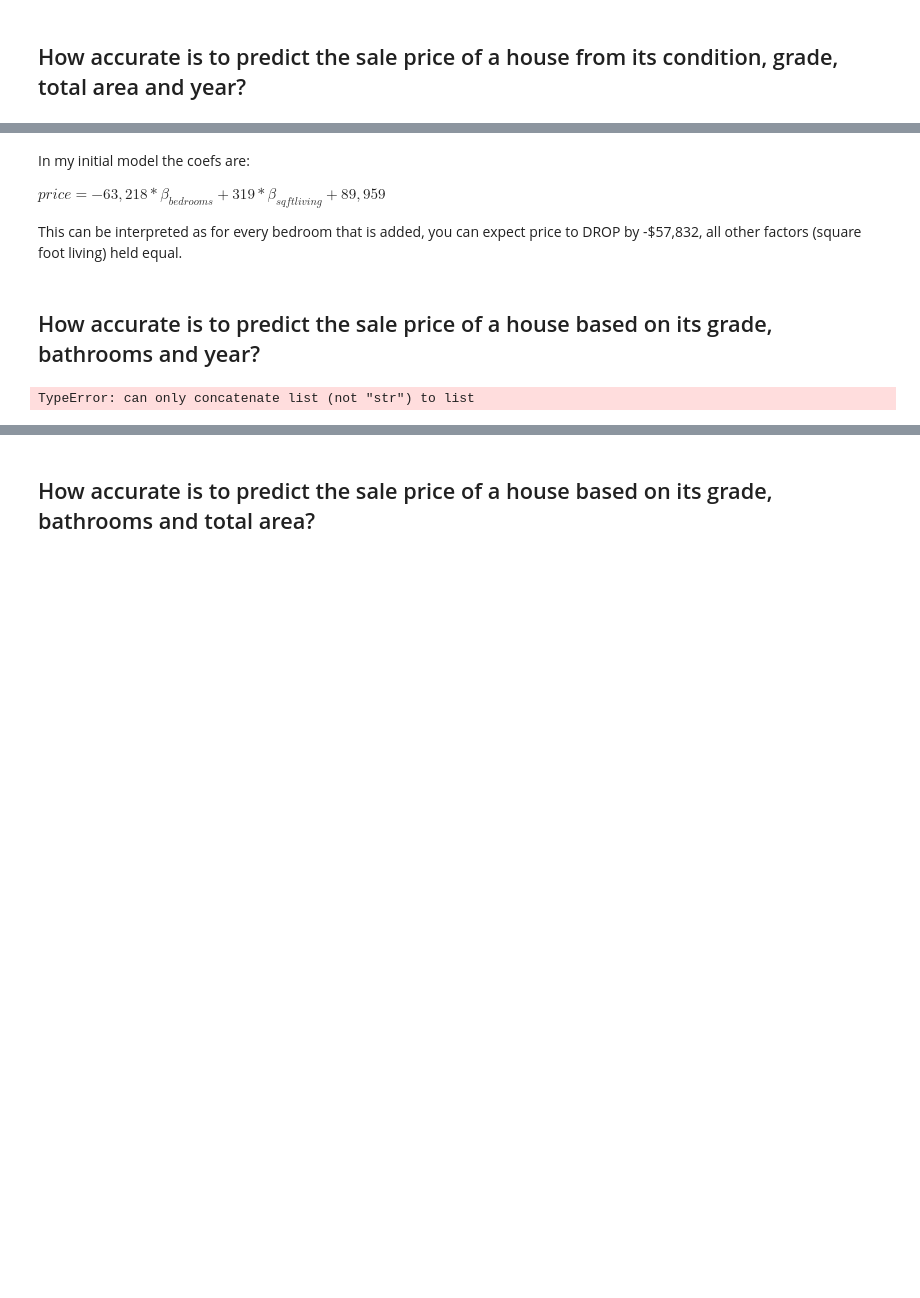
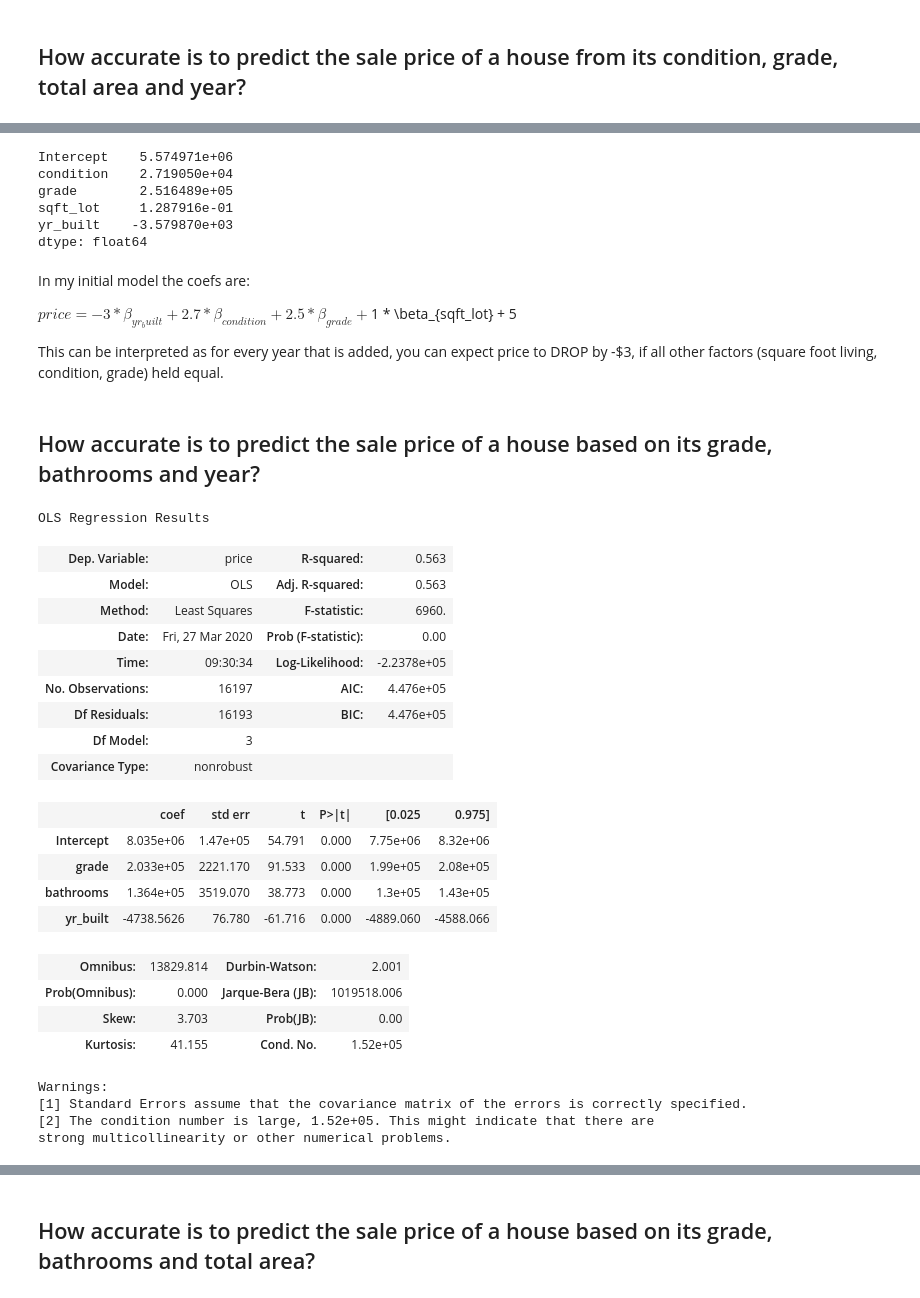
Before and after one commit to ndelgado98/Module-2-Project, a Jupyter notebook: Untitled.ipynb, the cells around one changed output, grey strips where cells are left out. Saved outputs shown, nothing was run; the diff lists cells and outputs as text; code cells hidden in the pictures; blank space fills up the shorter version.

```diff
--- a/Untitled.ipynb
+++ b/Untitled.ipynb
@@ -202,20 +227,50 @@ TypeError: can only concatenate list (not "str") to list
+# %%
+model.params
+# %% [output]
+Intercept    5.574971e+06
+condition    2.719050e+04
+grade        2.516489e+05
+sqft_lot     1.287916e-01
+yr_built    -3.579870e+03
+dtype: float64
 # %% [markdown]
 In my initial model the coefs are:
 
-$price = -63,218 * \beta_{bedrooms} + 319 * \beta_{sqftliving} + 89,959$
+$price = -3 * \beta_{yr_built} + 2.7 * \beta_{condition} + 2.5 * \beta_{grade} + $1 * \beta_{sqft_lot} + 5
 
-This can be interpreted as for every bedroom that is added, you can expect price to DROP by -$57,832, all other factors (square foot living) held equal.
+This can be interpreted as for every year that is added, you can expect price to DROP by -$3, if all other factors (square foot living, condition, grade) held equal.
 # %% [markdown]
 ## How accurate is to predict the sale price of a house based on its grade, bathrooms and year?
 # %%
 subs_2 = ['grade', 'bathrooms','yr_built']
-outcome = ['price']
 predictors = '+'.join(subs_2)
 formula = outcome + '~' + predictors
 model_2 = ols(formula=formula, data=train).fit()
 model_2.summary()
 # %% [output]
-TypeError: can only concatenate list (not "str") to list
+OLS Regression Results
+| Dep. Variable: | price | R-squared: | 0.563 |
+| Model: | OLS | Adj. R-squared: | 0.563 |
+| Method: | Least Squares | F-statistic: | 6960. |
+| Date: | Fri, 27 Mar 2020 | Prob (F-statistic): | 0.00 |
+| Time: | 09:30:34 | Log-Likelihood: | -2.2378e+05 |
+| No. Observations: | 16197 | AIC: | 4.476e+05 |
+| Df Residuals: | 16193 | BIC: | 4.476e+05 |
+| Df Model: | 3 |  |  |
+| Covariance Type: | nonrobust |  |  |
+|  | coef | std err | t | P>|t| | [0.025 | 0.975] |
+| Intercept | 8.035e+06 | 1.47e+05 | 54.791 | 0.000 | 7.75e+06 | 8.32e+06 |
+| grade | 2.033e+05 | 2221.170 | 91.533 | 0.000 | 1.99e+05 | 2.08e+05 |
+| bathrooms | 1.364e+05 | 3519.070 | 38.773 | 0.000 | 1.3e+05 | 1.43e+05 |
+| yr_built | -4738.5626 | 76.780 | -61.716 | 0.000 | -4889.060 | -4588.066 |
+| Omnibus: | 13829.814 | Durbin-Watson: | 2.001 |
+| Prob(Omnibus): | 0.000 | Jarque-Bera (JB): | 1019518.006 |
+| Skew: | 3.703 | Prob(JB): | 0.00 |
+| Kurtosis: | 41.155 | Cond. No. | 1.52e+05 |
+Warnings:
+[1] Standard Errors assume that the covariance matrix of the errors is correctly specified.
+[2] The condition number is large, 1.52e+05. This might indicate that there are
+strong multicollinearity or other numerical problems.
 # %%
 model_2.params
 # %% [output]
```
Also changed, not shown: parts of 40 cells of this notebook, 1 other file.
